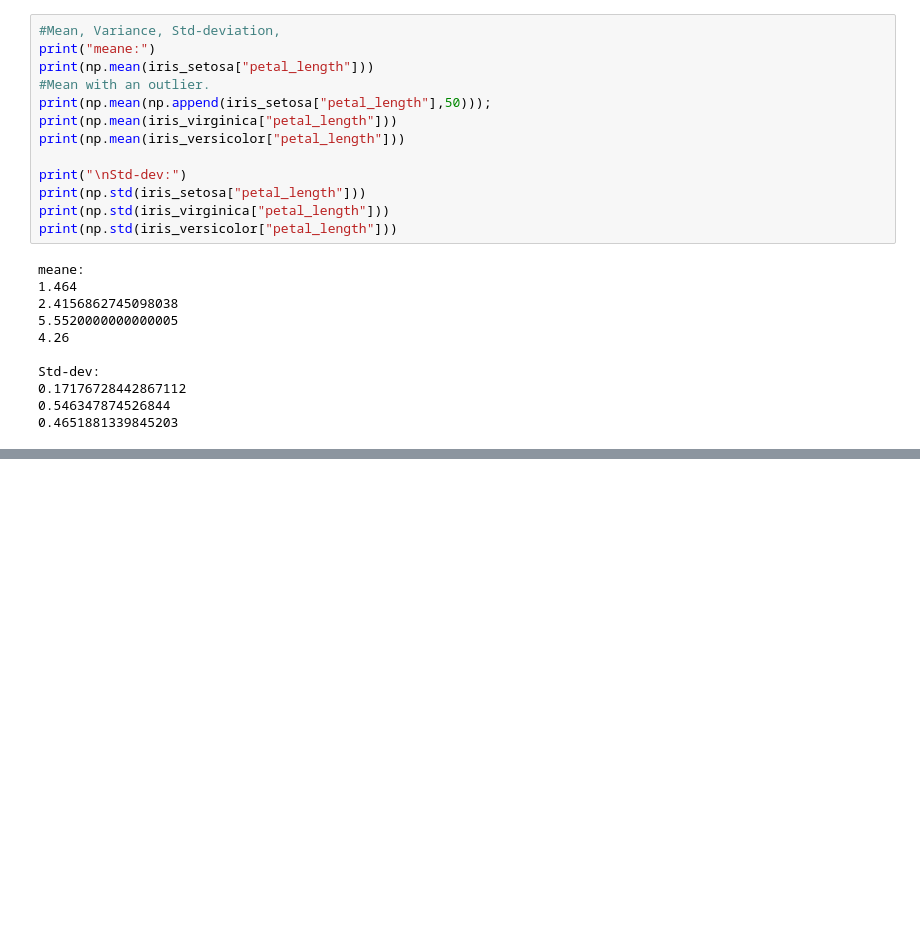
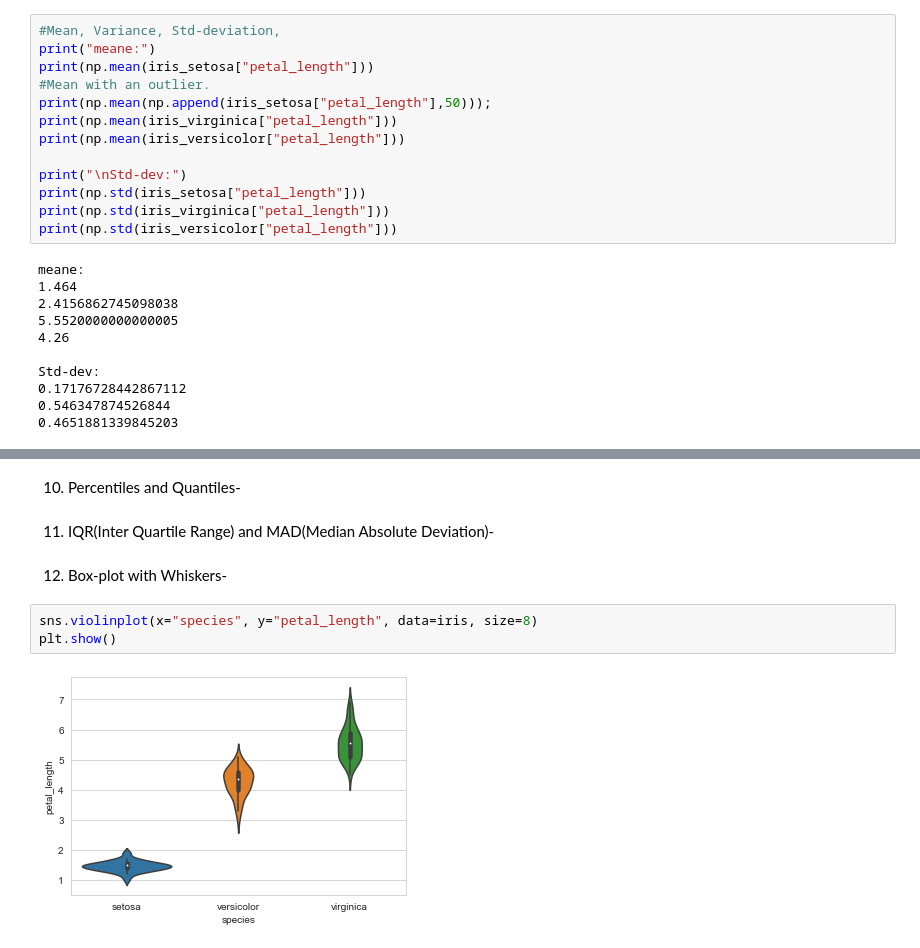
Before and after one commit to Piyush-Choudhary3757/AppliedAI-Machine-Learning-Online-Course, a Jupyter notebook: Module 2_ Data Science_ Exploratory Data Analysis and Data Visualization/1. Plotting for exploratory data analysis (EDA)/MY_XP.ipynb, the cells around one changed output, grey strips where cells are left out. Drawn from its saved outputs; the diff is of its cells as text; blank space fills up the shorter version.

```diff
--- a/Module 2_ Data Science_ Exploratory Data Analysis and Data Visualization/1. Plotting for exploratory data analysis (EDA)/MY_XP.ipynb
+++ b/Module 2_ Data Science_ Exploratory Data Analysis and Data Visualization/1. Plotting for exploratory data analysis (EDA)/MY_XP.ipynb
@@ -260,0 +308,11 @@ Std-dev:
+# %% [markdown]
+10. Percentiles and Quantiles-
+# %% [markdown]
+11. IQR(Inter Quartile Range) and MAD(Median Absolute Deviation)-
+# %% [markdown]
+12. Box-plot with Whiskers-
+# %%
+sns.violinplot(x="species", y="petal_length", data=iris, size=8)
+plt.show()
+# %% [output]
+[figure, added]
```
Also changed, not shown: parts of 10 cells of this notebook, 1 other file.
